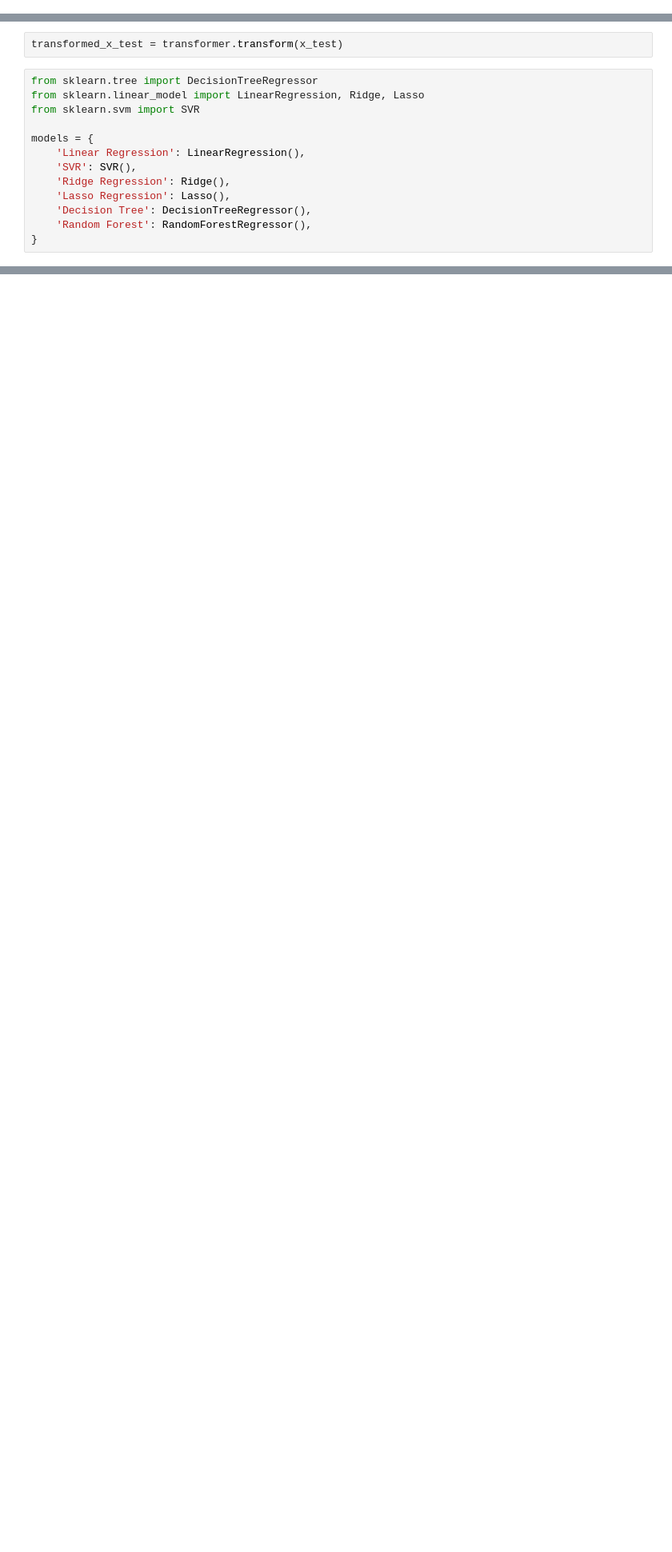
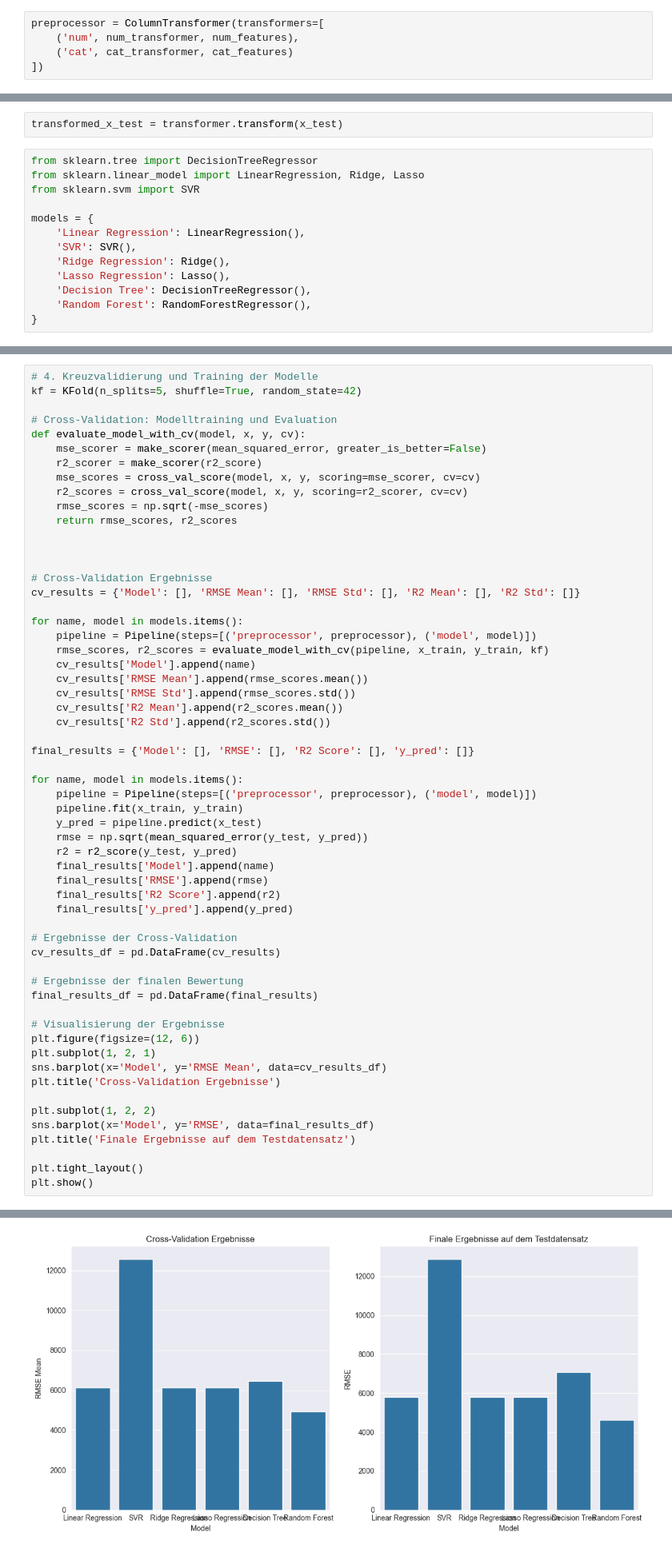
Before and after one commit to raaamk/ML_SoSe24, a Jupyter notebook: src/Assignments/Group Project/Medical Treatment Cost Estimation.ipynb, the cells around one changed output, grey strips where cells are left out. Shown at 80% size. Saved outputs shown, nothing was run; the diff lists cells and outputs as text; blank space fills up the shorter version.

```diff
--- a/src/Assignments/Group Project/Medical Treatment Cost Estimation.ipynb
+++ b/src/Assignments/Group Project/Medical Treatment Cost Estimation.ipynb
@@ -412,6 +415,11 @@ cat_transformer = Pipeline(steps=[
     ('imputer', SimpleImputer(strategy='most_frequent')),
     ('encoder', OneHotEncoder(handle_unknown='ignore'))
 ])
+# %%
+preprocessor = ColumnTransformer(transformers=[
+    ('num', num_transformer, num_features),
+    ('cat', cat_transformer, cat_features)
+])
 # %%
 from sklearn.compose import ColumnTransformer
 
@@ -478,0 +447,59 @@ TypeError: evaluate_models() takes 3 positional arguments but 5 were given
+# %%
+# 4. Kreuzvalidierung und Training der Modelle
+kf = KFold(n_splits=5, shuffle=True, random_state=42)
+
+# Cross-Validation: Modelltraining und Evaluation
+def evaluate_model_with_cv(model, x, y, cv):
+    mse_scorer = make_scorer(mean_squared_error, greater_is_better=False)
+    r2_scorer = make_scorer(r2_score)
+    mse_scores = cross_val_score(model, x, y, scoring=mse_scorer, cv=cv)
+    r2_scores = cross_val_score(model, x, y, scoring=r2_scorer, cv=cv)
+    rmse_scores = np.sqrt(-mse_scores)
+    return rmse_scores, r2_scores
+
+
+
+# Cross-Validation Ergebnisse
+cv_results = {'Model': [], 'RMSE Mean': [], 'RMSE Std': [], 'R2 Mean': [], 'R2 Std': []}
+
+for name, model in models.items():
+    pipeline = Pipeline(steps=[('preprocessor', preprocessor), ('model', model)])
+    rmse_scores, r2_scores = evaluate_model_with_cv(pipeline, x_train, y_train, kf)
+    cv_results['Model'].append(name)
+    cv_results['RMSE Mean'].append(rmse_scores.mean())
+    cv_results['RMSE Std'].append(rmse_scores.std())
+    cv_results['R2 Mean'].append(r2_scores.mean())
+    cv_results['R2 Std'].append(r2_scores.std())
+
+final_results = {'Model': [], 'RMSE': [], 'R2 Score': [], 'y_pred': []}
+
+for name, model in models.items():
+    pipeline = Pipeline(steps=[('preprocessor', preprocessor), ('model', model)])
+    pipeline.fit(x_train, y_train)
+    y_pred = pipeline.predict(x_test)
+    rmse = np.sqrt(mean_squared_error(y_test, y_pred))
+    r2 = r2_score(y_test, y_pred)
+    final_results['Model'].append(name)
+    final_results['RMSE'].append(rmse)
+    final_results['R2 Score'].append(r2)
+    final_results['y_pred'].append(y_pred)
+
+# Ergebnisse der Cross-Validation
+cv_results_df = pd.DataFrame(cv_results)
+
+# Ergebnisse der finalen Bewertung
+final_results_df = pd.DataFrame(final_results)
+
+# Visualisierung der Ergebnisse
+plt.figure(figsize=(12, 6))
+plt.subplot(1, 2, 1)
+sns.barplot(x='Model', y='RMSE Mean', data=cv_results_df)
+plt.title('Cross-Validation Ergebnisse')
+
+plt.subplot(1, 2, 2)
+sns.barplot(x='Model', y='RMSE', data=final_results_df)
+plt.title('Finale Ergebnisse auf dem Testdatensatz')
+
+plt.tight_layout()
+plt.show()
+# %% [output]
@@ -479,3 +508,4 @@ TypeError: evaluate_models() takes 3 positional arguments but 5 were given
+[figure, added]
 # %%
 # Modellnamen zur Identifikation in der Ergebnismatrix
 model_names = ["Linear Regression", "SVR", "Ridge Regression", "Lasso Regression", "Decision Tree", "Random Forest"]
```
Also changed, not shown: parts of 26 cells of this notebook, 1 other file.
